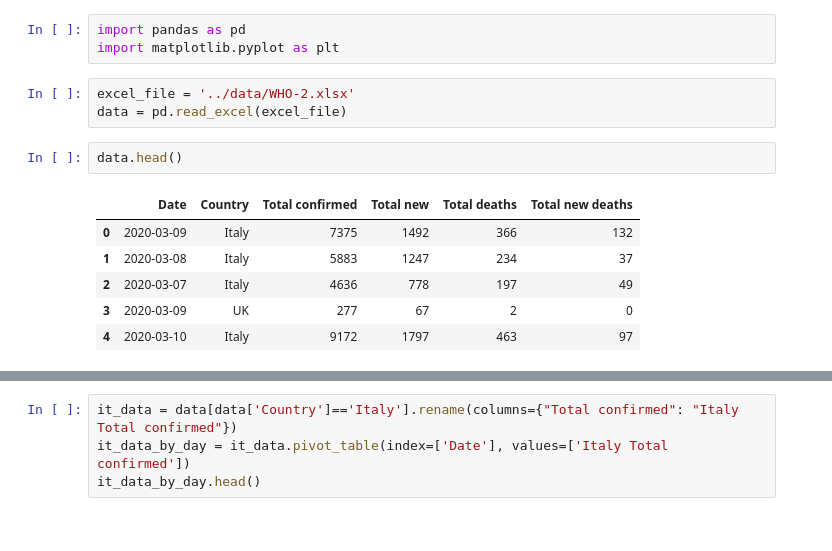
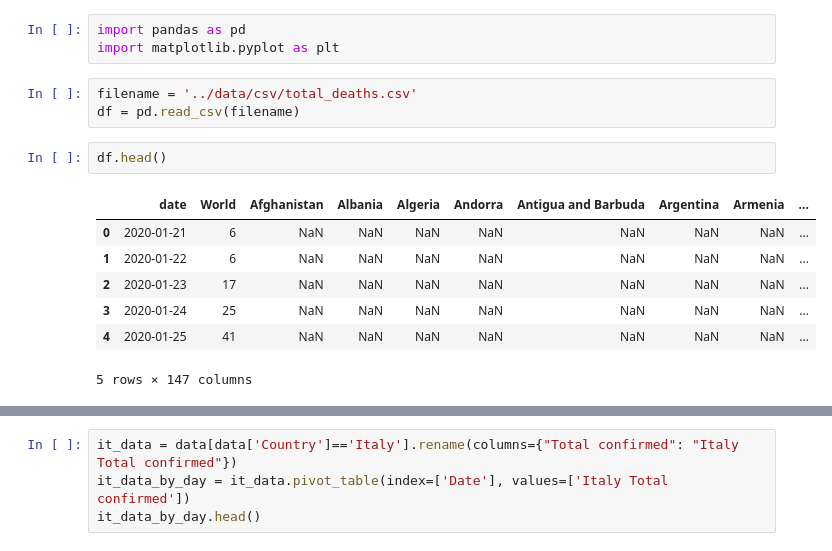
Before and after one commit to gcatanese/Corona-Virus-WHO-Data, a Jupyter notebook: jupyter/notebook1.ipynb, the cells around one changed output, grey strips where cells are left out. Saved outputs shown, nothing was run; the diff lists cells and outputs as text.

Commit message:
Update jupyter to use latest data format

```diff
--- a/jupyter/notebook1.ipynb
+++ b/jupyter/notebook1.ipynb
@@ -1,15 +1,16 @@
 # %%
 import pandas as pd
 import matplotlib.pyplot as plt
-# %%
-excel_file = '../data/WHO-2.xlsx'
-data = pd.read_excel(excel_file)
+# %%
+filename = '../data/csv/total_deaths.csv'
+df = pd.read_csv(filename)
 # %%
-data.head()
+df.head()
 # %% [output]
-|  | Date | Country | Total confirmed | Total new | Total deaths | Total new deaths |
-| 0 | 2020-03-09 | Italy | 7375 | 1492 | 366 | 132 |
-| 1 | 2020-03-08 | Italy | 5883 | 1247 | 234 | 37 |
-| 2 | 2020-03-07 | Italy | 4636 | 778 | 197 | 49 |
-| 3 | 2020-03-09 | UK | 277 | 67 | 2 | 0 |
-| 4 | 2020-03-10 | Italy | 9172 | 1797 | 463 | 97 |
+|  | date | World | Afghanistan | Albania | Algeria | Andorra | Antigua and Barbuda | Argentina | Armenia | ... |
+| 0 | 2020-01-21 | 6 | NaN | NaN | NaN | NaN | NaN | NaN | NaN | ... |
+| 1 | 2020-01-22 | 6 | NaN | NaN | NaN | NaN | NaN | NaN | NaN | ... |
+| 2 | 2020-01-23 | 17 | NaN | NaN | NaN | NaN | NaN | NaN | NaN | ... |
+| 3 | 2020-01-24 | 25 | NaN | NaN | NaN | NaN | NaN | NaN | NaN | ... |
+| 4 | 2020-01-25 | 41 | NaN | NaN | NaN | NaN | NaN | NaN | NaN | ... |
+5 rows × 147 columns
```
Also changed, not shown: parts of 7 cells of this notebook, 1 other file.
